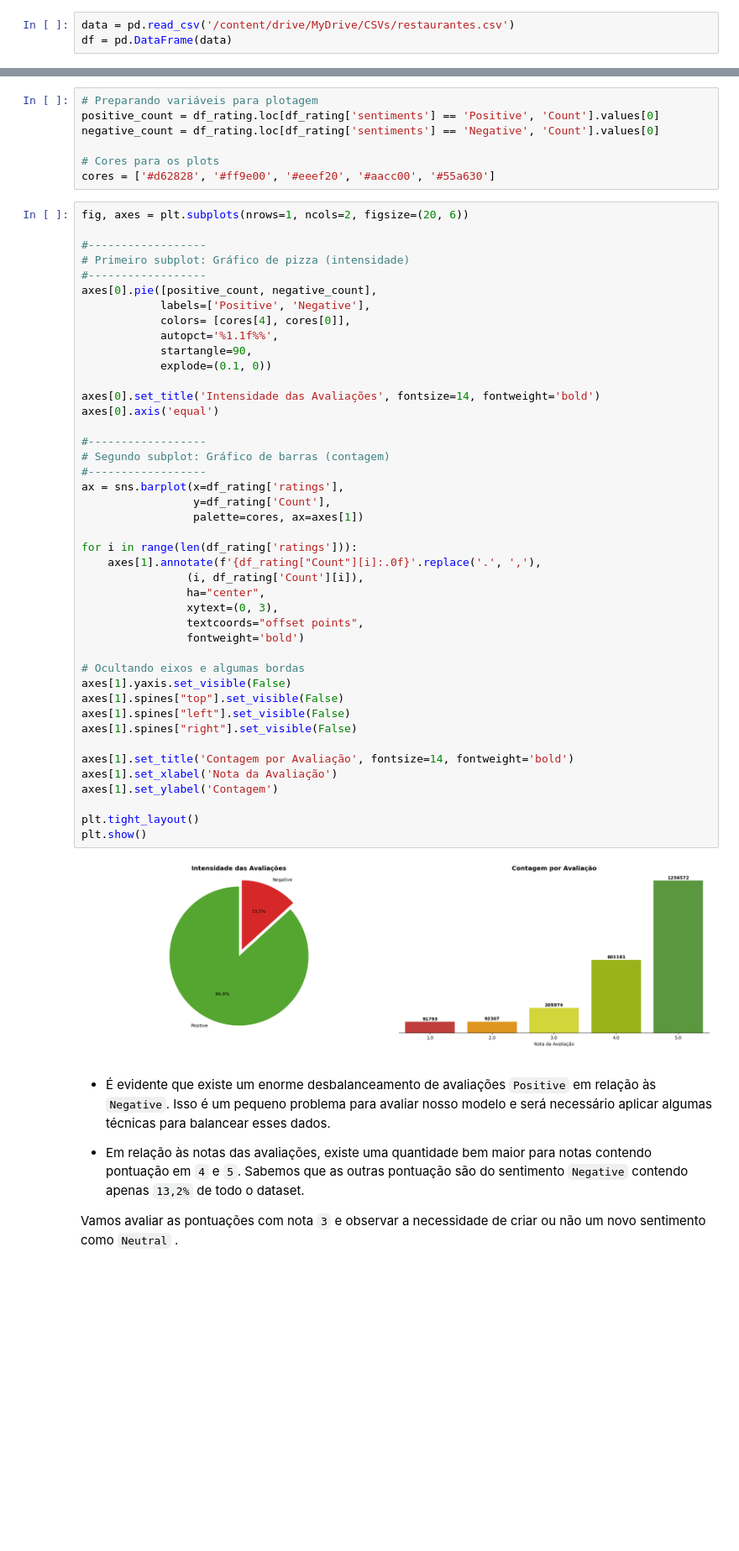
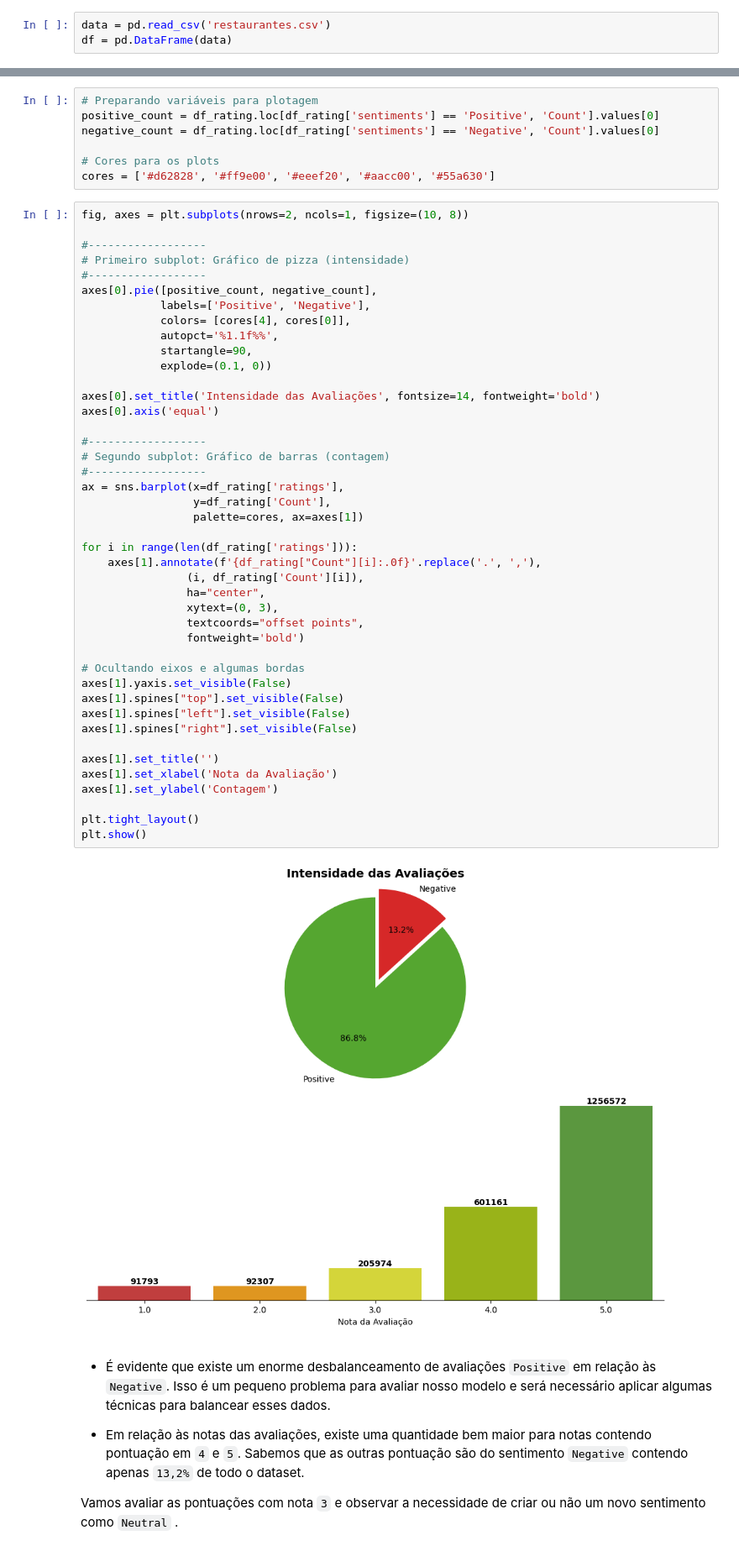
Before and after one commit to Mustasheep/PLN_Analise_Sentimentos, a Jupyter notebook: 02_EDA_Preprocessamento.ipynb, the cells around one changed output, grey strips where cells are left out. Shown at 84% size. Cells and saved outputs as stored; diff of their text form; blank space fills up the shorter version.

```diff
--- a/02_EDA_Preprocessamento.ipynb
+++ b/02_EDA_Preprocessamento.ipynb
@@ -14,7 +22,7 @@ import seaborn as sns
 # %% [markdown]
 Os dados deste dataset foram preparados neste mesmo repositório do GitHub, em um notebook nomeado `Dataset.jpynb` , onde foram concatenados cerca de cinco datasets com avaliações de restaurantes em diferentes países.
 # %%
-data = pd.read_csv('/content/drive/MyDrive/CSVs/restaurantes.csv')
+data = pd.read_csv('restaurantes.csv')
 df = pd.DataFrame(data)
 # %%
 print(f"\n↳ Quantidade de linhas: {df.shape[0]}")
@@ -169,7 +177,7 @@ negative_count = df_rating.loc[df_rating['sentiments'] == 'Negative', 'Count'].v
 # Cores para os plots
 cores = ['#d62828', '#ff9e00', '#eeef20', '#aacc00', '#55a630']
 # %%
-fig, axes = plt.subplots(nrows=1, ncols=2, figsize=(20, 6))
+fig, axes = plt.subplots(nrows=2, ncols=1, figsize=(10, 8))
 
 #------------------
 # Primeiro subplot: Gráfico de pizza (intensidade)
@@ -184,35 +192,35 @@ axes[0].pie([positive_count, negative_count],
 axes[0].set_title('Intensidade das Avaliações', fontsize=14, fontweight='bold')
 axes[0].axis('equal')
 
 #------------------
 # Segundo subplot: Gráfico de barras (contagem)
 #------------------
 ax = sns.barplot(x=df_rating['ratings'],
                  y=df_rating['Count'],
                  palette=cores, ax=axes[1])
 
 for i in range(len(df_rating['ratings'])):
     axes[1].annotate(f'{df_rating["Count"][i]:.0f}'.replace('.', ','),
                 (i, df_rating['Count'][i]),
                 ha="center",
                 xytext=(0, 3),
                 textcoords="offset points",
                 fontweight='bold')
 
 # Ocultando eixos e algumas bordas
 axes[1].yaxis.set_visible(False)
 axes[1].spines["top"].set_visible(False)
 axes[1].spines["left"].set_visible(False)
 axes[1].spines["right"].set_visible(False)
 
-axes[1].set_title('Contagem por Avaliação', fontsize=14, fontweight='bold')
+axes[1].set_title('')
 axes[1].set_xlabel('Nota da Avaliação')
 axes[1].set_ylabel('Contagem')
 
 plt.tight_layout()
 plt.show()
 # %% [output]
-[figure, old version]
+[figure, new version]
 # %% [markdown]
 - É evidente que existe um enorme desbalanceamento de avaliações `Positive` em relação às `Negative`. Isso é um pequeno problema para avaliar nosso modelo e será necessário aplicar algumas técnicas para balancear esses dados.
 
```
Also changed, not shown: parts of 18 cells of this notebook.
